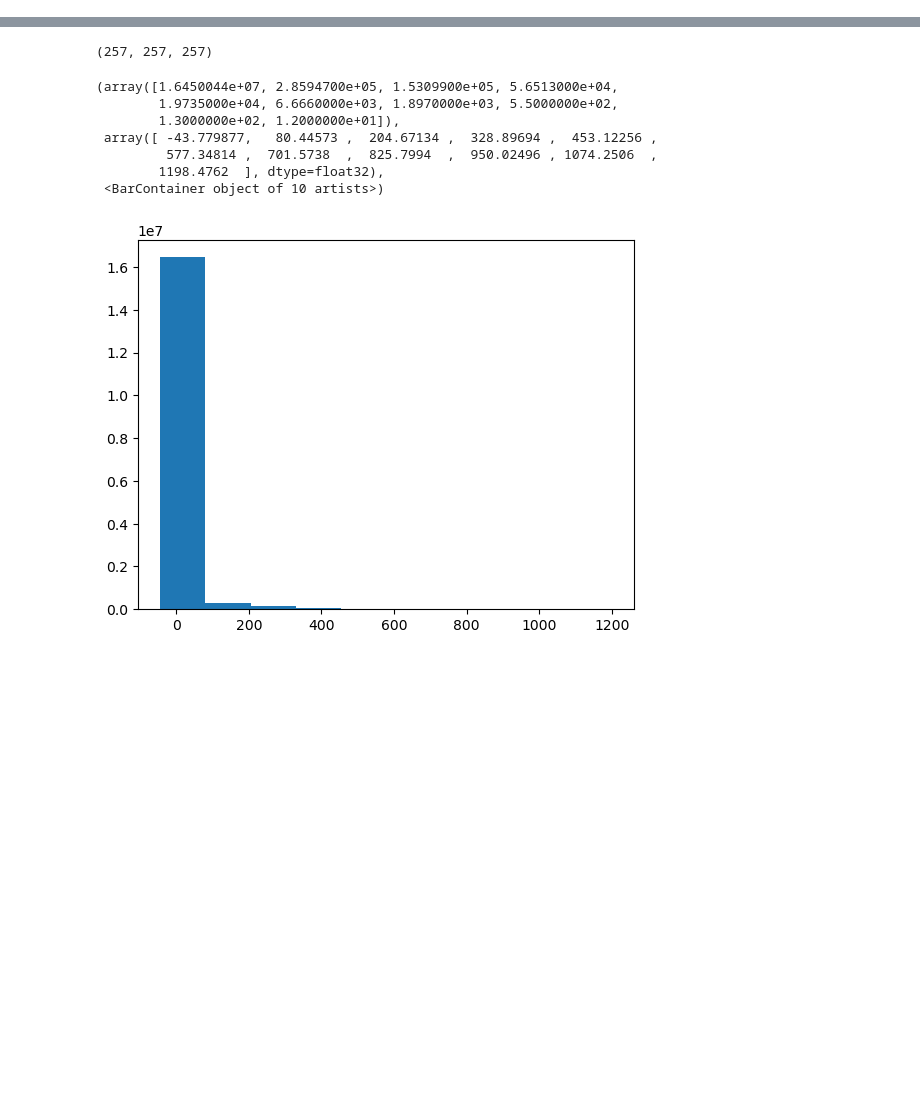
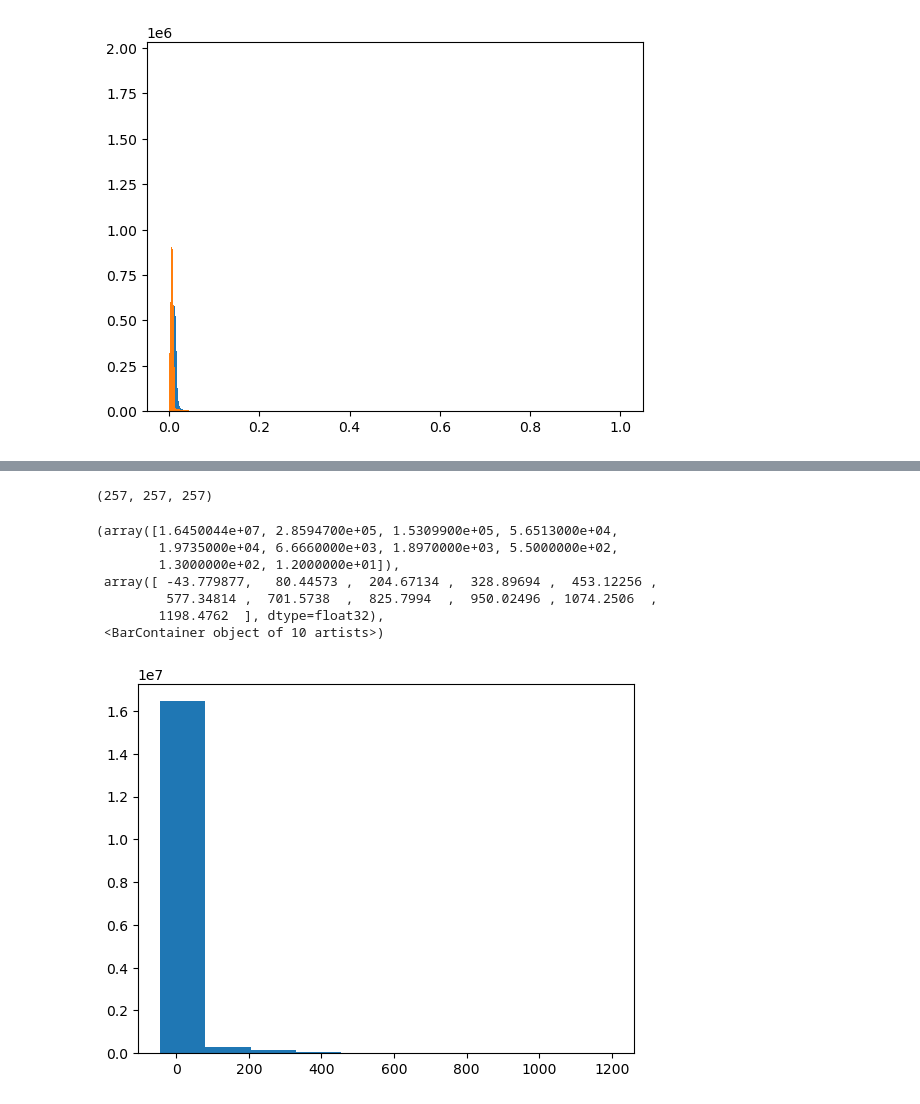
Before and after one commit to xtyinzz/nerf-tf, a Jupyter notebook: testbed_vol.ipynb, the cells around one changed output, grey strips where cells are left out. Saved outputs shown, nothing was run; the diff lists cells and outputs as text; code cells hidden in the pictures; blank space fills up the shorter version.

```diff
--- a/testbed_vol.ipynb
+++ b/testbed_vol.ipynb
@@ -25,0 +65,6 @@ rgbd = np.load("vol/lego.npy")
+# %%
+plt.hist(pred_op.flatten(), bins=2000)
+plt.hist(gt_op.flatten(), bins=2000)
+plt.show()
+# %% [output]
+[figure, added]
```
Also changed, not shown: parts of 9 cells of this notebook, 17 other files.
